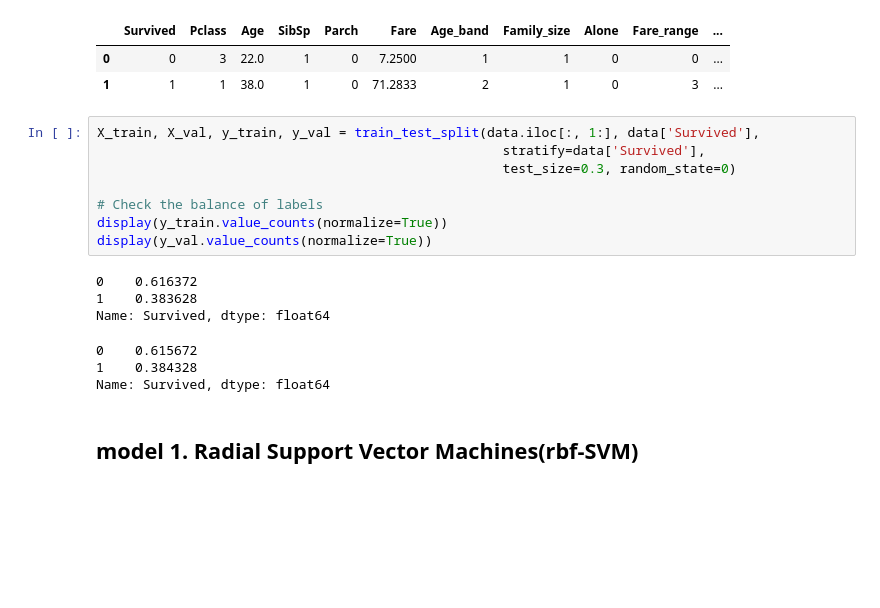
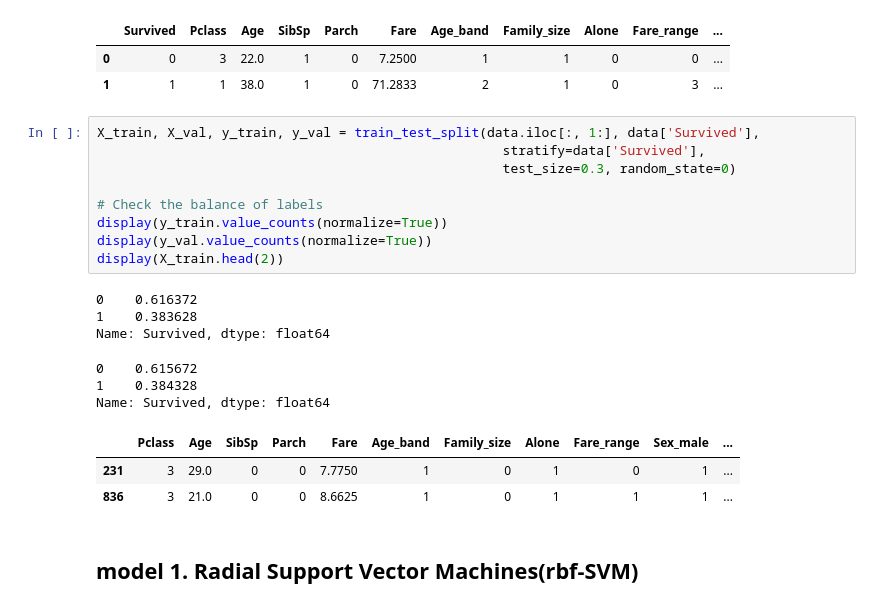
Before and after one commit to sam351/competitions, a Jupyter notebook: kaggle_titanic/200519_Titanic_study-03_Predictive-Modeling.ipynb, the cells around one changed output. Drawn from its saved outputs; the diff is of its cells as text; blank space fills up the shorter version.

```diff
--- a/kaggle_titanic/200519_Titanic_study-03_Predictive-Modeling.ipynb
+++ b/kaggle_titanic/200519_Titanic_study-03_Predictive-Modeling.ipynb
@@ -44,18 +44,22 @@ data.head(2)
 # %%
 X_train, X_val, y_train, y_val = train_test_split(data.iloc[:, 1:], data['Survived'],
                                                     stratify=data['Survived'],
                                                     test_size=0.3, random_state=0)
 
 # Check the balance of labels
 display(y_train.value_counts(normalize=True))
 display(y_val.value_counts(normalize=True))
+display(X_train.head(2))
 # %% [output]
 0    0.616372
 1    0.383628
 Name: Survived, dtype: float64
 0    0.615672
 1    0.384328
 Name: Survived, dtype: float64
+|  | Pclass | Age | SibSp | Parch | Fare | Age_band | Family_size | Alone | Fare_range | Sex_male | ... |
+| 231 | 3 | 29.0 | 0 | 0 | 7.7750 | 1 | 0 | 1 | 0 | 1 | ... |
+| 836 | 3 | 21.0 | 0 | 0 | 8.6625 | 1 | 0 | 1 | 1 | 1 | ... |
 # %% [markdown]
 ## model 1. Radial Support Vector Machines(rbf-SVM)
 # %%
```
Also changed, not shown: parts of 8 cells of this notebook.
